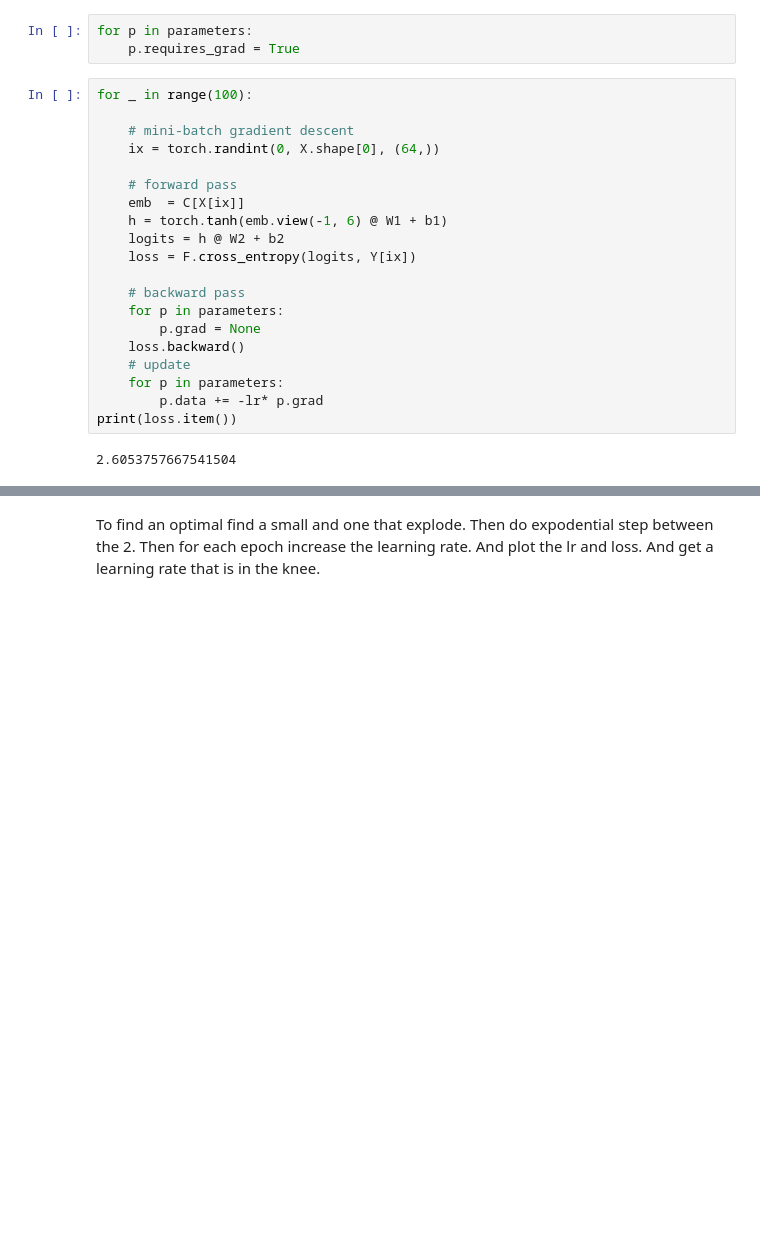
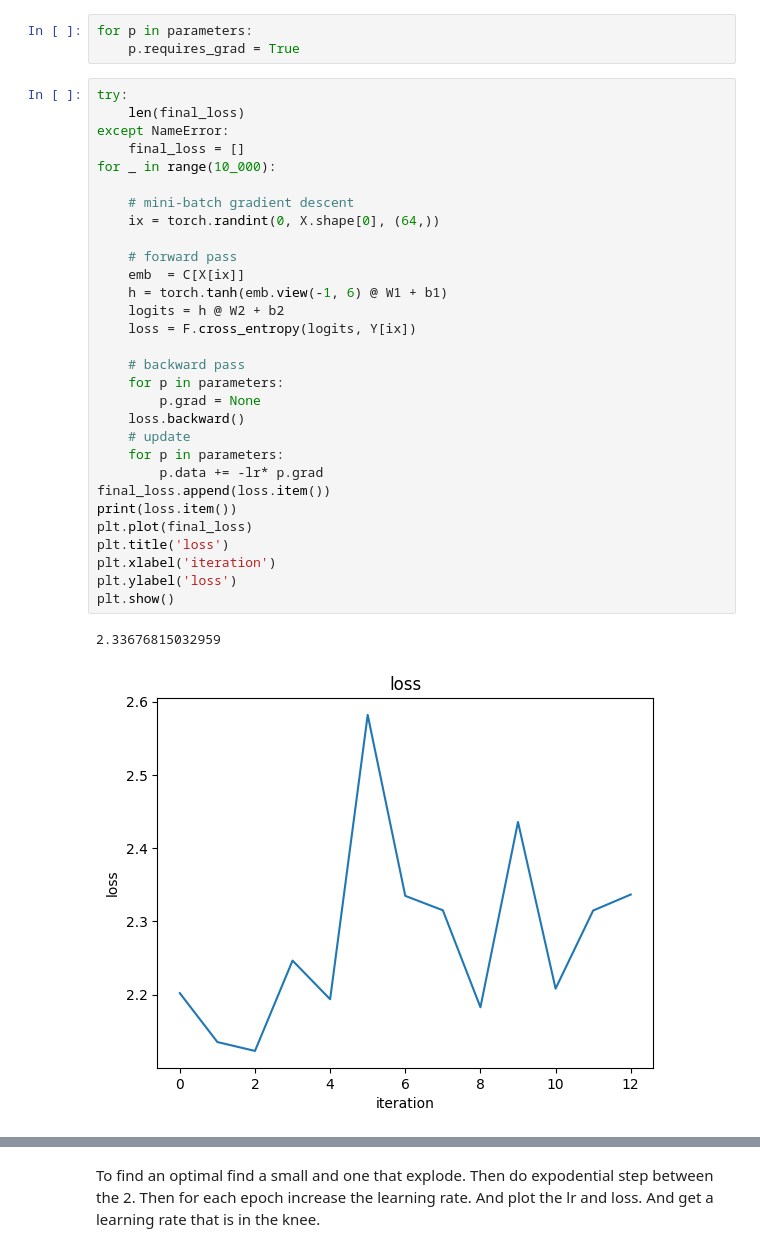
Before and after one commit to timothee-florian/MI5, a Jupyter notebook: lectures/makemore/makemore2.ipynb, the cells around one changed output, grey strips where cells are left out. Saved outputs shown, nothing was run; the diff lists cells and outputs as text; blank space fills up the shorter version.

```diff
--- a/lectures/makemore/makemore2.ipynb
+++ b/lectures/makemore/makemore2.ipynb
@@ -98,27 +98,38 @@ sum(p.nelement()for p in parameters)
 for p in parameters:
     p.requires_grad = True
 # %%
-for _ in range(100):
+try:
+    len(final_loss)
+except NameError:
+    final_loss = []
+for _ in range(10_000):
 
     # mini-batch gradient descent
     ix = torch.randint(0, X.shape[0], (64,))
 
     # forward pass
     emb  = C[X[ix]]
     h = torch.tanh(emb.view(-1, 6) @ W1 + b1)
     logits = h @ W2 + b2
     loss = F.cross_entropy(logits, Y[ix])
 
     # backward pass
     for p in parameters:
         p.grad = None
     loss.backward()
     # update
     for p in parameters:
         p.data += -lr* p.grad
+final_loss.append(loss.item())
 print(loss.item())
+plt.plot(final_loss)
+plt.title('loss')
+plt.xlabel('iteration')
+plt.ylabel('loss')
+plt.show()
 # %% [output]
-2.6053757667541504
+2.33676815032959
+[figure, added]
 # %%
 emb  = C[X]
 h = torch.tanh(emb.view(-1, 6) @ W1 + b1)
```
Also changed, not shown: parts of 12 cells of this notebook.
